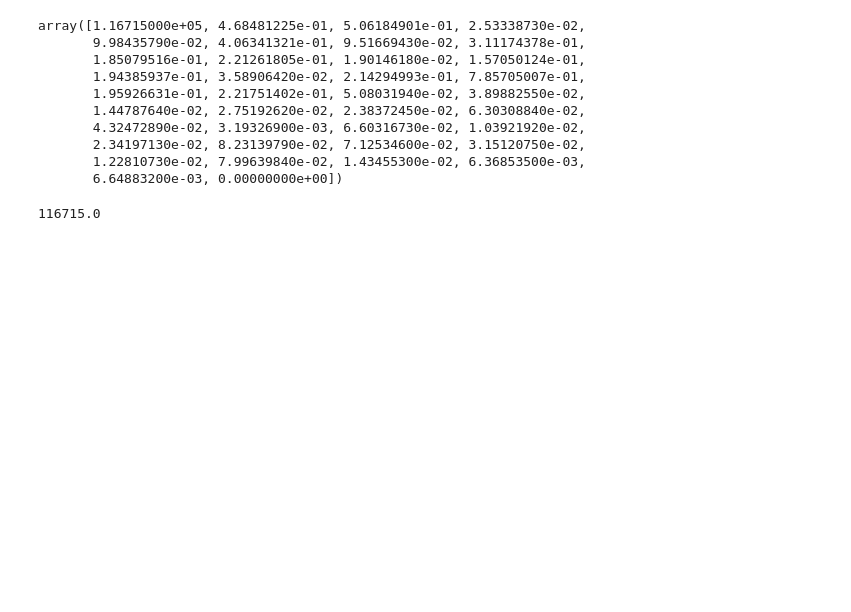
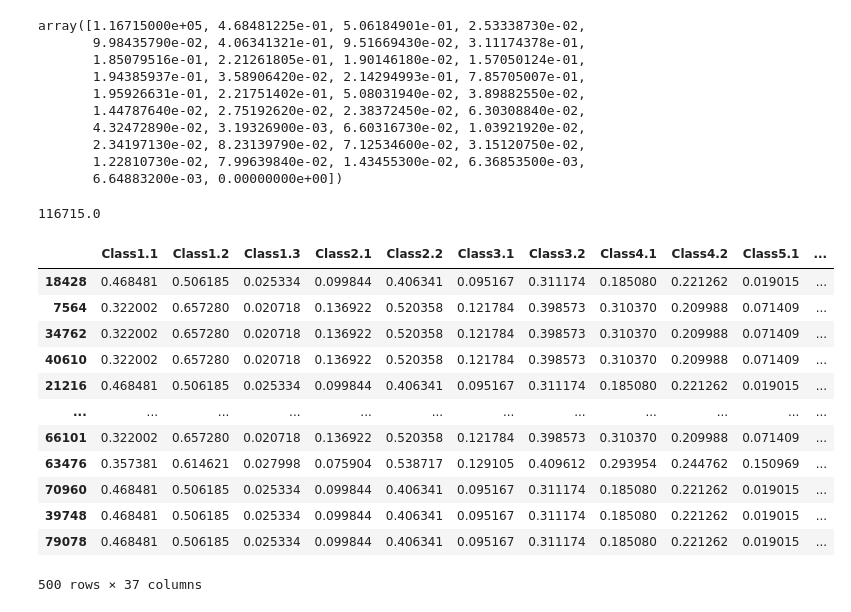
Before and after one commit to AurelSann/StarWars, a Jupyter notebook: notebooks/Adriana-Test-Fonction-Finale.ipynb, the cells around one changed output. Cells and saved outputs as stored; diff of their text form; code cells hidden in the pictures; blank space fills up the shorter version.

Commit message:
boucle test fonction OK

```diff
--- a/notebooks/Adriana-Test-Fonction-Finale.ipynb
+++ b/notebooks/Adriana-Test-Fonction-Finale.ipynb
@@ -111,0 +115,19 @@ array[0]
+# %%
+###TEST FONCTION###
+df_test = df.sample(n=500, random_state=0)
+df_test = df_test.iloc[:,1:]
+df_test
+# %% [output]
+|  | Class1.1 | Class1.2 | Class1.3 | Class2.1 | Class2.2 | Class3.1 | Class3.2 | Class4.1 | Class4.2 | Class5.1 | ... |
+| 18428 | 0.468481 | 0.506185 | 0.025334 | 0.099844 | 0.406341 | 0.095167 | 0.311174 | 0.185080 | 0.221262 | 0.019015 | ... |
+| 7564 | 0.322002 | 0.657280 | 0.020718 | 0.136922 | 0.520358 | 0.121784 | 0.398573 | 0.310370 | 0.209988 | 0.071409 | ... |
+| 34762 | 0.322002 | 0.657280 | 0.020718 | 0.136922 | 0.520358 | 0.121784 | 0.398573 | 0.310370 | 0.209988 | 0.071409 | ... |
+| 40610 | 0.322002 | 0.657280 | 0.020718 | 0.136922 | 0.520358 | 0.121784 | 0.398573 | 0.310370 | 0.209988 | 0.071409 | ... |
+| 21216 | 0.468481 | 0.506185 | 0.025334 | 0.099844 | 0.406341 | 0.095167 | 0.311174 | 0.185080 | 0.221262 | 0.019015 | ... |
+| ... | ... | ... | ... | ... | ... | ... | ... | ... | ... | ... | ... |
+| 66101 | 0.322002 | 0.657280 | 0.020718 | 0.136922 | 0.520358 | 0.121784 | 0.398573 | 0.310370 | 0.209988 | 0.071409 | ... |
+| 63476 | 0.357381 | 0.614621 | 0.027998 | 0.075904 | 0.538717 | 0.129105 | 0.409612 | 0.293954 | 0.244762 | 0.150969 | ... |
+| 70960 | 0.468481 | 0.506185 | 0.025334 | 0.099844 | 0.406341 | 0.095167 | 0.311174 | 0.185080 | 0.221262 | 0.019015 | ... |
+| 39748 | 0.468481 | 0.506185 | 0.025334 | 0.099844 | 0.406341 | 0.095167 | 0.311174 | 0.185080 | 0.221262 | 0.019015 | ... |
+| 79078 | 0.468481 | 0.506185 | 0.025334 | 0.099844 | 0.406341 | 0.095167 | 0.311174 | 0.185080 | 0.221262 | 0.019015 | ... |
+500 rows × 37 columns
```
Also changed, not shown: parts of 10 cells of this notebook.
